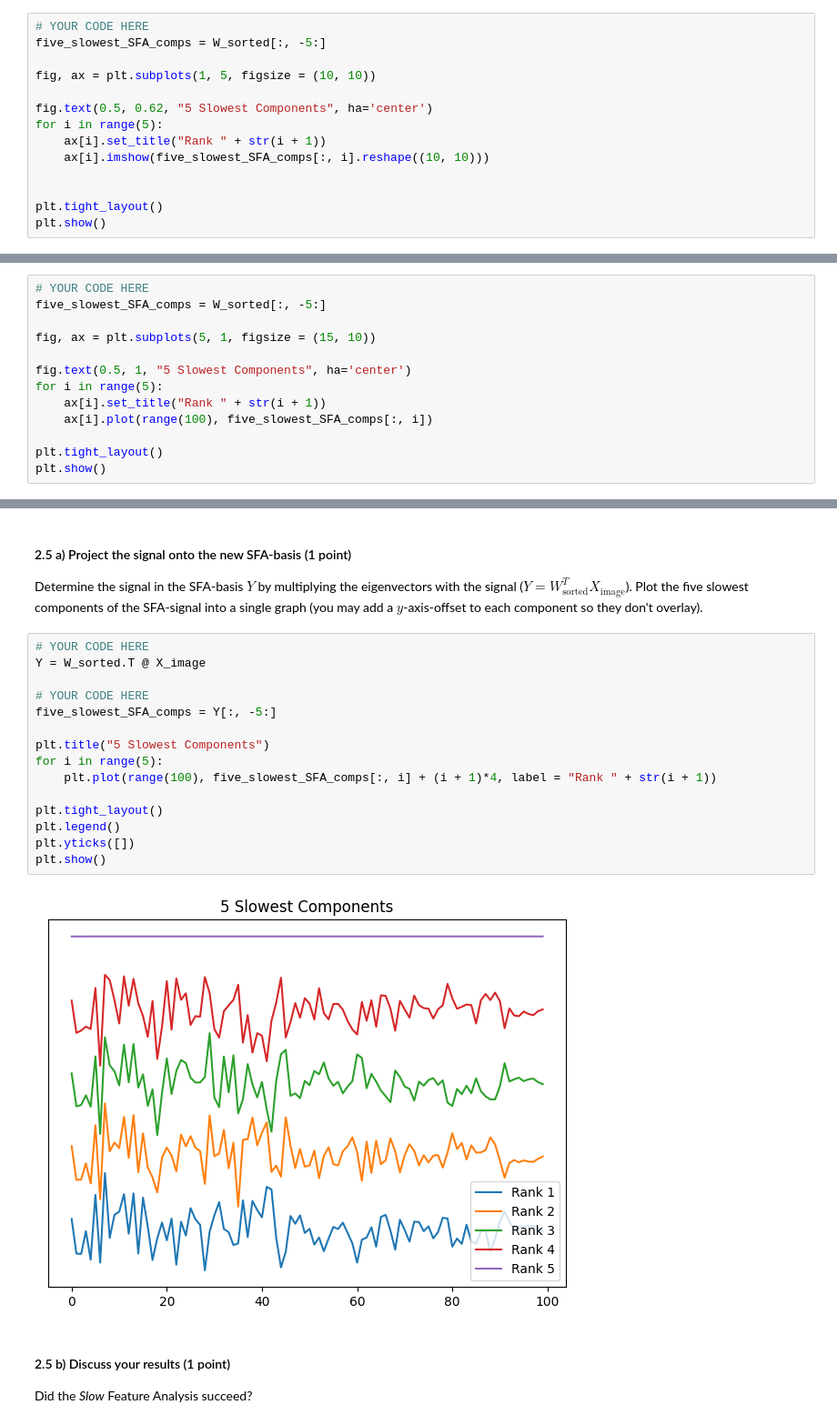
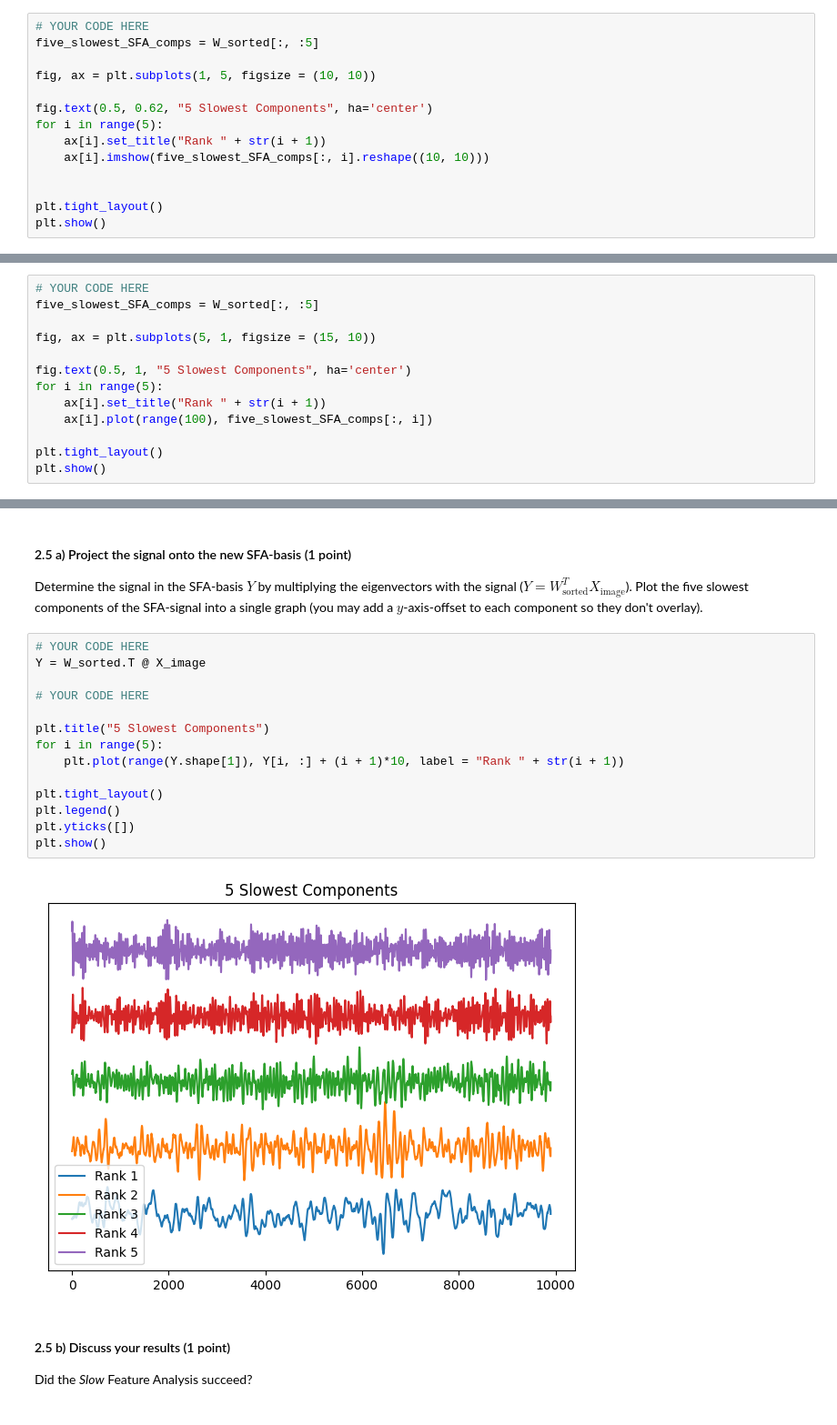
Before and after one commit to lfogarty98/mhbf_pt, a Jupyter notebook: 2-sfa/sfa.ipynb, the cells around one changed output, grey strips where cells are left out. Shown at 91% size. Cells and saved outputs as stored; diff of their text form.

```diff
--- a/2-sfa/sfa.ipynb
+++ b/2-sfa/sfa.ipynb
@@ -340,7 +339,7 @@ assert_var_defined("W_sorted")
 Extract the eigenvectors that correspond to the five slowest SFA-components, i.e. the ones with the smallest eigenvalues. Plot these eigenvectors.
 # %%
 # YOUR CODE HERE
-five_slowest_SFA_comps = W_sorted[:, -5:]
+five_slowest_SFA_comps = W_sorted[:, :5]
 
 fig, ax = plt.subplots(1, 5, figsize = (10, 10))
 
@@ -357,6 +356,6 @@ plt.show()
 # %%
 # YOUR CODE HERE
-five_slowest_SFA_comps = W_sorted[:, -5:]
+five_slowest_SFA_comps = W_sorted[:, :5]
 
 fig, ax = plt.subplots(5, 1, figsize = (15, 10))
 
@@ -384,20 +383,19 @@ Determine the signal in the SFA-basis $Y$ by multiplying the eigenvectors with t
 # %%
 # YOUR CODE HERE
 Y = W_sorted.T @ X_image
 
 # YOUR CODE HERE
-five_slowest_SFA_comps = Y[:, -5:]
 
 plt.title("5 Slowest Components")
 for i in range(5):
-    plt.plot(range(100), five_slowest_SFA_comps[:, i] + (i + 1)*4, label = "Rank " + str(i + 1))
+    plt.plot(range(Y.shape[1]), Y[i, :] + (i + 1)*10, label = "Rank " + str(i + 1))
 
 plt.tight_layout()
 plt.legend()
 plt.yticks([])
 plt.show()
 # %% [output]
-[figure, old version]
+[figure, new version]
 # %% [markdown]
 #### 2.5 b) Discuss your results (1 point)
 Did the *Slow* Feature Analysis succeed?
```
Also changed, not shown: parts of 3 cells of this notebook.
